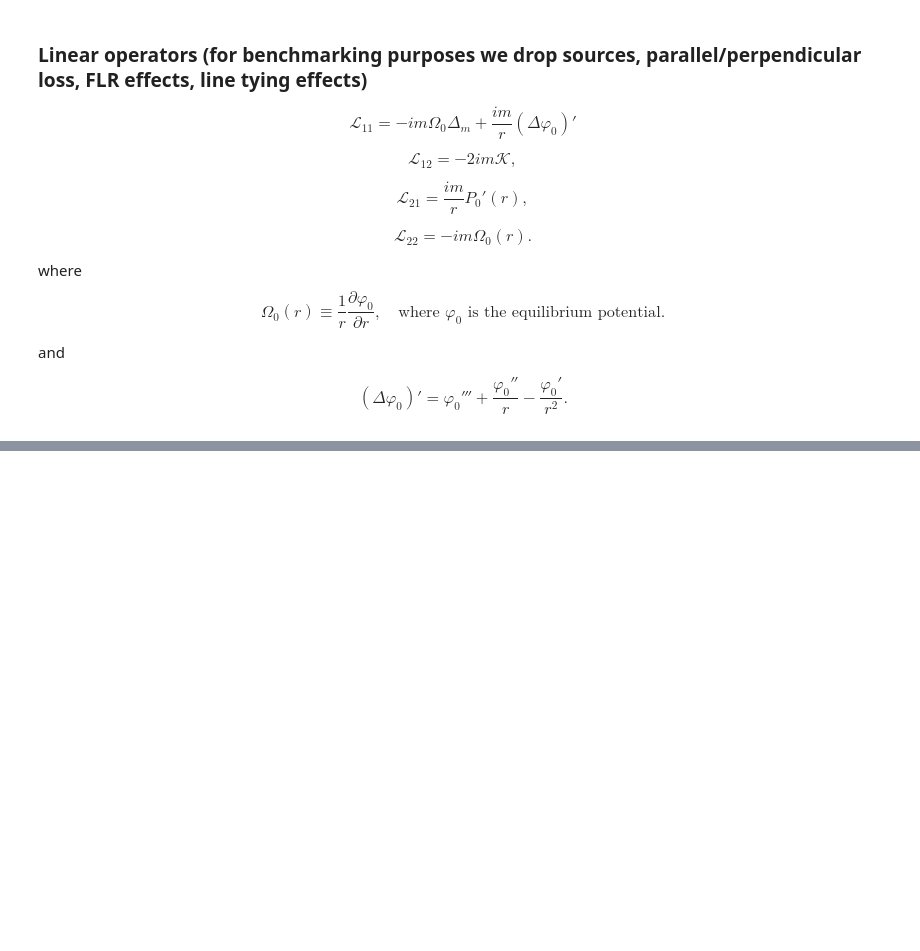
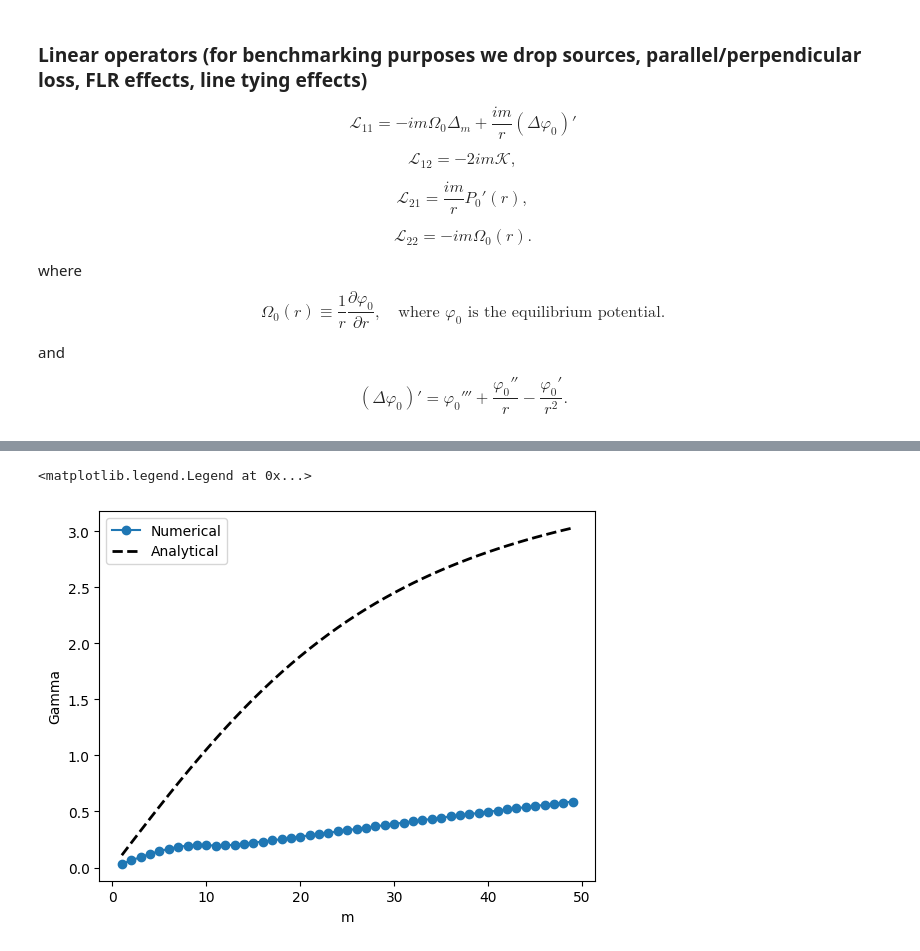
Before and after one commit to dnzy06/vortex-confinement, a Jupyter notebook: benchmark.ipynb, the cells around one changed output, grey strips where cells are left out. Drawn from its saved outputs; the diff is of its cells as text; code cells hidden in the pictures; blank space fills up the shorter version.

```diff
--- a/benchmark.ipynb
+++ b/benchmark.ipynb
@@ -643,0 +362,19 @@ slope = -0.0000, intercept = 0.0000
+# %%
+def gamma(m, kx, kappa, p0, phi0, r, Lp, Lphi):
+
+    ky = m/r
+    k2 = kx**2. + ky**2.
+
+    return m / (2*k2) * np.sqrt(8*k2*kappa*p0/(r*Lp) - phi0**2. / (r**2. * Lphi**6))
+
+kx = 2 * np.pi / (2*R)
+gamma_analytical = gamma(m_values, kx=kx, kappa=1, p0=p_0.mean(), phi0=phi_0.mean(), r=r_values.mean(), Lp=L_p, Lphi=L_phi)
+# %%
+plt.plot(m_values, gamma_values, 'o-', label='Numerical')
+plt.plot(m_values, gamma_analytical, 'k--', lw=2, label='Analytical')
+plt.xlabel('m')
+plt.ylabel('Gamma')
+plt.legend()
+# %% [output]
+<matplotlib.legend.Legend at 0x...>
+[figure, added]
```
Also changed, not shown: parts of 18 cells of this notebook.
